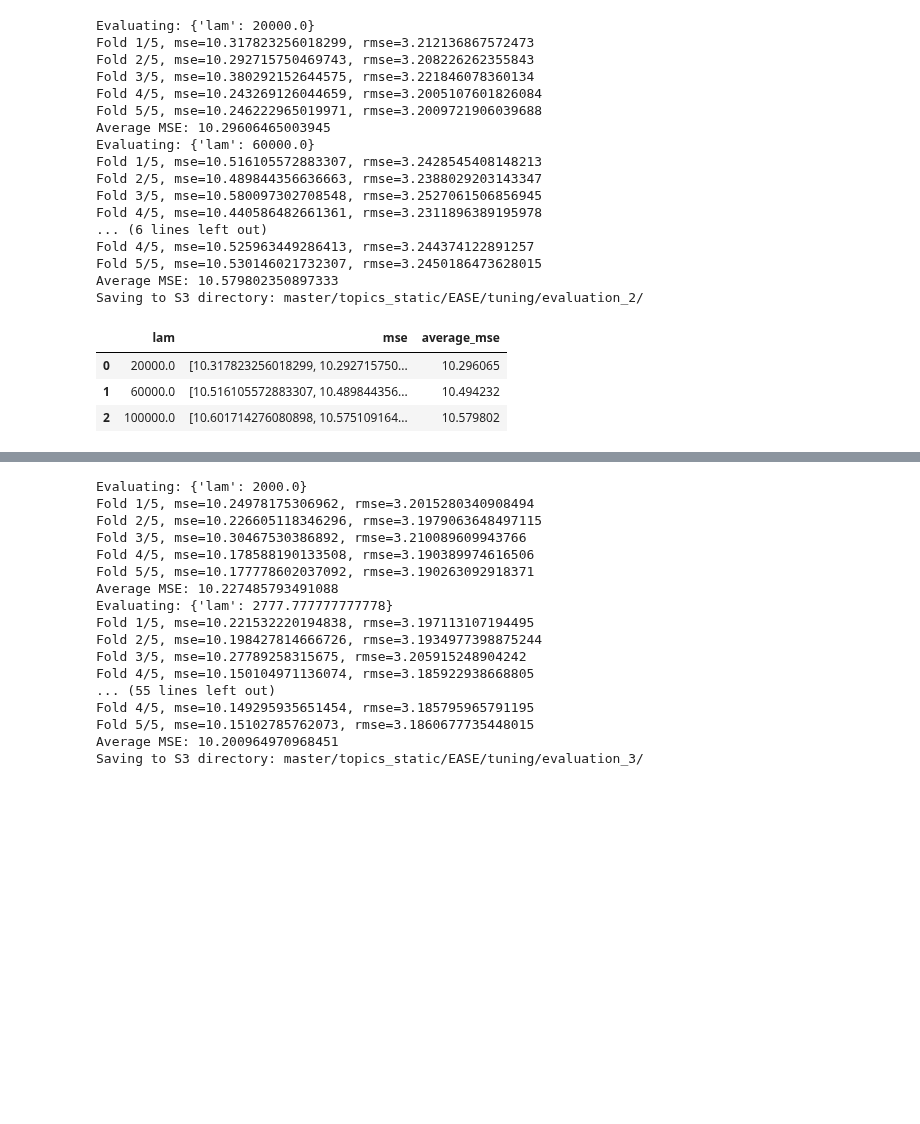
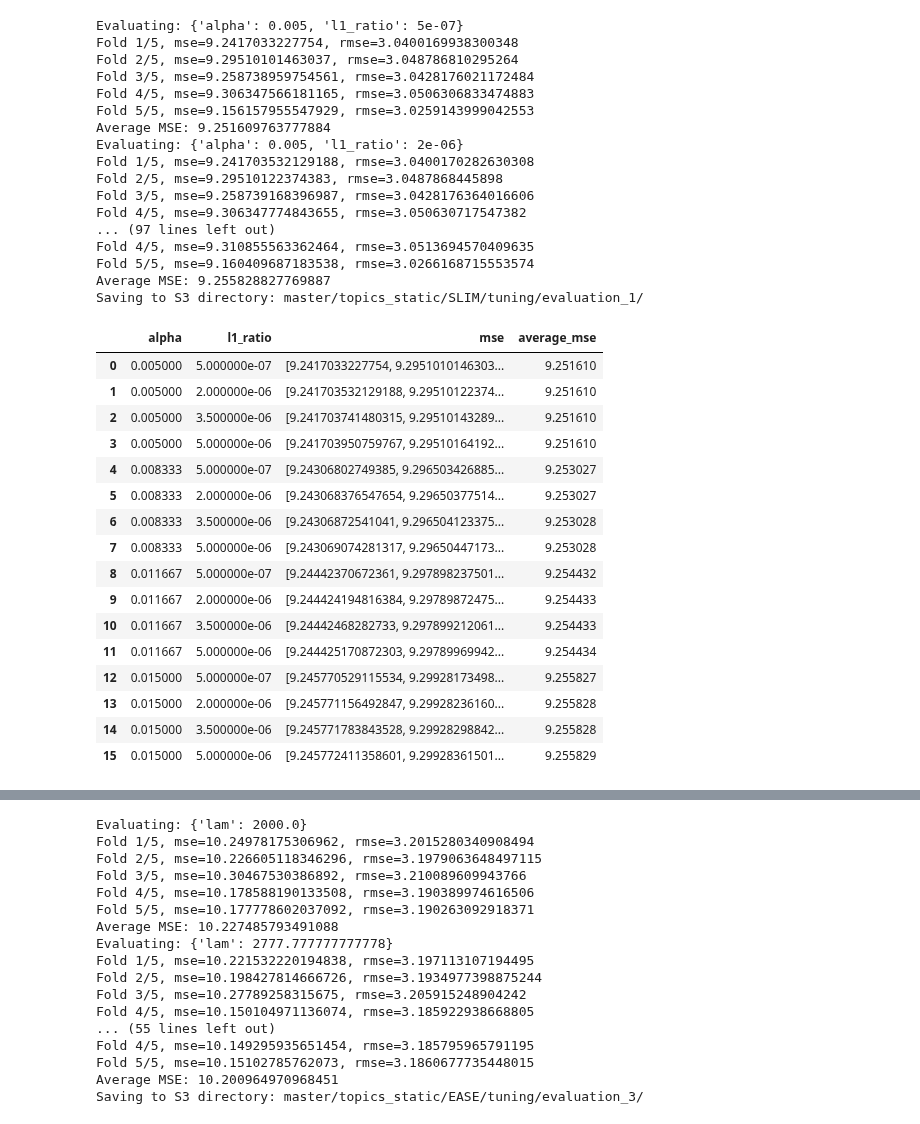
Before and after one commit to berkeley-reclab/RecLab, a Jupyter notebook: experiments/Tuning-Notebook.ipynb, the cells around one changed output, grey strips where cells are left out. Cells and saved outputs as stored; diff of their text form; code cells hidden in the pictures; blank space fills up the shorter version.

Commit message:
results of tuning

```diff
--- a/experiments/Tuning-Notebook.ipynb
+++ b/experiments/Tuning-Notebook.ipynb
@@ -113,27 +95,42 @@ Saving to S3 directory: master/topics_static/EASE/tuning/evaluation_1/
-# %%
-
-# It seems that larger regularizers are better, let's increase the grid.
-lams = np.linspace(20000, 100000, 3).tolist()
-tuner.evaluate_grid(lam=lams)
-# %% [output]
-Evaluating: {'lam': 20000.0}
-Fold 1/5, mse=10.317823256018299, rmse=3.212136867572473
-Fold 2/5, mse=10.292715750469743, rmse=3.208226262355843
-Fold 3/5, mse=10.380292152644575, rmse=3.221846078360134
-Fold 4/5, mse=10.243269126044659, rmse=3.2005107601826084
-Fold 5/5, mse=10.246222965019971, rmse=3.2009721906039688
-Average MSE: 10.29606465003945
-Evaluating: {'lam': 60000.0}
-Fold 1/5, mse=10.516105572883307, rmse=3.2428545408148213
-Fold 2/5, mse=10.489844356636663, rmse=3.2388029203143347
-Fold 3/5, mse=10.580097302708548, rmse=3.2527061506856945
-Fold 4/5, mse=10.440586482661361, rmse=3.2311896389195978
-... (6 lines left out)
-Fold 4/5, mse=10.525963449286413, rmse=3.244374122891257
-Fold 5/5, mse=10.530146021732307, rmse=3.2450186473628015
-Average MSE: 10.579802350897333
-Saving to S3 directory: master/topics_static/EASE/tuning/evaluation_2/
-|  | lam | mse | average_mse |
-| 0 | 20000.0 | [10.317823256018299, 10.292715750... | 10.296065 |
-| 1 | 60000.0 | [10.516105572883307, 10.489844356... | 10.494232 |
-| 2 | 100000.0 | [10.601714276080898, 10.575109164... | 10.579802 |
+# %%
+
+# Tune the hyperparameters.
+# Start with a coarse grid.
+alphas = np.linspace(0.005, 0.015, 4).tolist()
+l1_ratios = np.linspace(5e-7, 5e-6, 4).tolist()
+tuner.evaluate_grid(alpha=alphas, l1_ratio=l1_ratios)
+# %% [output]
+Evaluating: {'alpha': 0.005, 'l1_ratio': 5e-07}
+Fold 1/5, mse=9.2417033227754, rmse=3.0400169938300348
+Fold 2/5, mse=9.29510101463037, rmse=3.048786810295264
+Fold 3/5, mse=9.258738959754561, rmse=3.0428176021172484
+Fold 4/5, mse=9.306347566181165, rmse=3.0506306833474883
+Fold 5/5, mse=9.156157955547929, rmse=3.0259143999042553
+Average MSE: 9.251609763777884
+Evaluating: {'alpha': 0.005, 'l1_ratio': 2e-06}
+Fold 1/5, mse=9.241703532129188, rmse=3.0400170282630308
+Fold 2/5, mse=9.29510122374383, rmse=3.0487868445898
+Fold 3/5, mse=9.258739168396987, rmse=3.0428176364016606
+Fold 4/5, mse=9.306347774843655, rmse=3.050630717547382
+... (97 lines left out)
+Fold 4/5, mse=9.310855563362464, rmse=3.0513694570409635
+Fold 5/5, mse=9.160409687183538, rmse=3.0266168715553574
+Average MSE: 9.255828827769887
+Saving to S3 directory: master/topics_static/SLIM/tuning/evaluation_1/
+|  | alpha | l1_ratio | mse | average_mse |
+| 0 | 0.005000 | 5.000000e-07 | [9.2417033227754, 9.2951010146303... | 9.251610 |
+| 1 | 0.005000 | 2.000000e-06 | [9.241703532129188, 9.29510122374... | 9.251610 |
+| 2 | 0.005000 | 3.500000e-06 | [9.241703741480315, 9.29510143289... | 9.251610 |
+| 3 | 0.005000 | 5.000000e-06 | [9.241703950759767, 9.29510164192... | 9.251610 |
+| 4 | 0.008333 | 5.000000e-07 | [9.24306802749385, 9.296503426885... | 9.253027 |
+| 5 | 0.008333 | 2.000000e-06 | [9.243068376547654, 9.29650377514... | 9.253027 |
+| 6 | 0.008333 | 3.500000e-06 | [9.24306872541041, 9.296504123375... | 9.253028 |
+| 7 | 0.008333 | 5.000000e-06 | [9.243069074281317, 9.29650447173... | 9.253028 |
+| 8 | 0.011667 | 5.000000e-07 | [9.24442370672361, 9.297898237501... | 9.254432 |
+| 9 | 0.011667 | 2.000000e-06 | [9.244424194816384, 9.29789872475... | 9.254433 |
+| 10 | 0.011667 | 3.500000e-06 | [9.24442468282733, 9.297899212061... | 9.254433 |
+| 11 | 0.011667 | 5.000000e-06 | [9.244425170872303, 9.29789969942... | 9.254434 |
+| 12 | 0.015000 | 5.000000e-07 | [9.245770529115534, 9.29928173498... | 9.255827 |
+| 13 | 0.015000 | 2.000000e-06 | [9.245771156492847, 9.29928236160... | 9.255828 |
+| 14 | 0.015000 | 3.500000e-06 | [9.245771783843528, 9.29928298842... | 9.255828 |
+| 15 | 0.015000 | 5.000000e-06 | [9.245772411358601, 9.29928361501... | 9.255829 |
```
Also changed, not shown: parts of 8 cells of this notebook.
